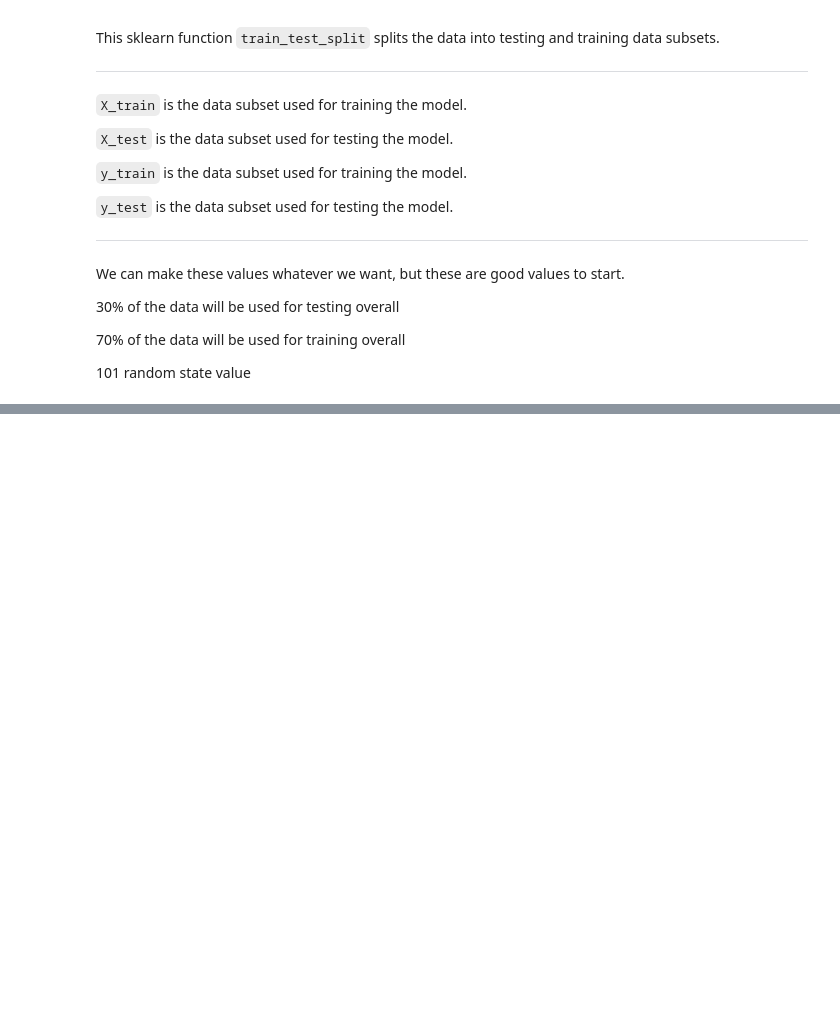
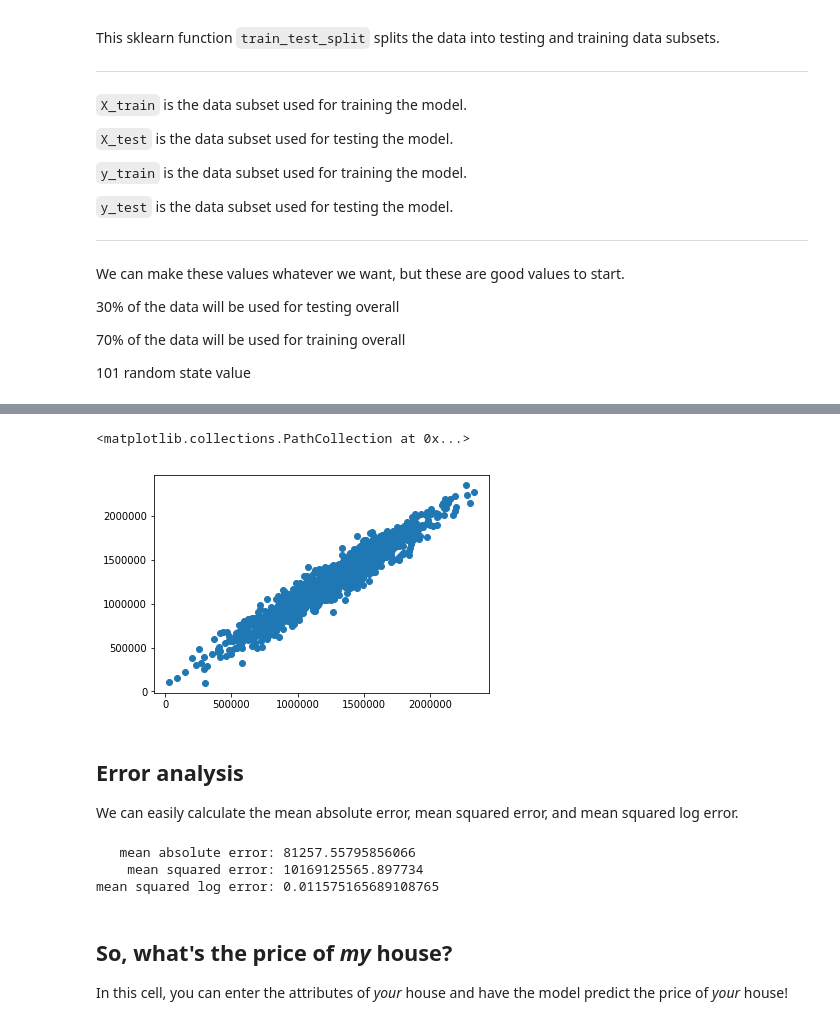
Before and after one commit to mattnappo/basic-ml, a Jupyter notebook: Notebooks/Housing/HouseValue.ipynb, the cells around one changed output, grey strips where cells are left out. Cells and saved outputs as stored; diff of their text form; code cells hidden in the pictures; blank space fills up the shorter version.

Commit message:
Trained and predicted the model\!

```diff
--- a/Notebooks/Housing/HouseValue.ipynb
+++ b/Notebooks/Housing/HouseValue.ipynb
@@ -103,0 +129,8 @@ Now it is time to train the dataset! We are going to use linear regression to tr
+# %%
+from sklearn.linear_model import LinearRegression
+
+model = LinearRegression()
+model.fit(X_train, y_train)
+
+print(model.intercept_)
+print(model.coef_)
@@ -103,0 +144,26 @@ Now it is time to train the dataset! We are going to use linear regression to tr
+# %%
+predictions = model.predict(X_test)
+plt.scatter(y_test, predictions)
+# %% [output]
+<matplotlib.collections.PathCollection at 0x...>
+[figure, added]
+# %% [markdown]
+## Error analysis
+We can easily calculate the mean absolute error, mean squared error, and mean squared log error.
+# %%
+from sklearn import metrics
+
+mae  = metrics.mean_absolute_error(y_test, predictions)
+mse  = metrics.mean_squared_error(y_test, predictions)
+msle = metrics.mean_squared_log_error(y_test, predictions)
+
+print("   mean absolute error:", mae)
+print("    mean squared error:", mse)
+print("mean squared log error:", msle)
+# %% [output]
+   mean absolute error: 81257.55795856066
+    mean squared error: 10169125565.897734
+mean squared log error: 0.011575165689108765
+# %% [markdown]
+## So, what's the price of *my* house?
+In this cell, you can enter the attributes of *your* house and have the model predict the price of *your* house!
```
Also changed, not shown: parts of 5 cells of this notebook.
